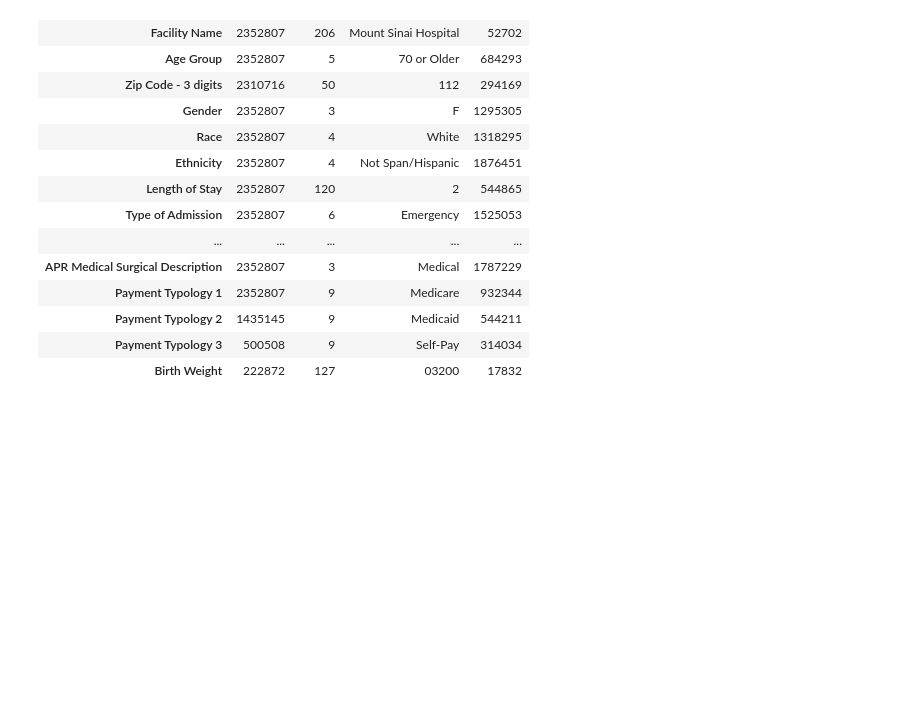
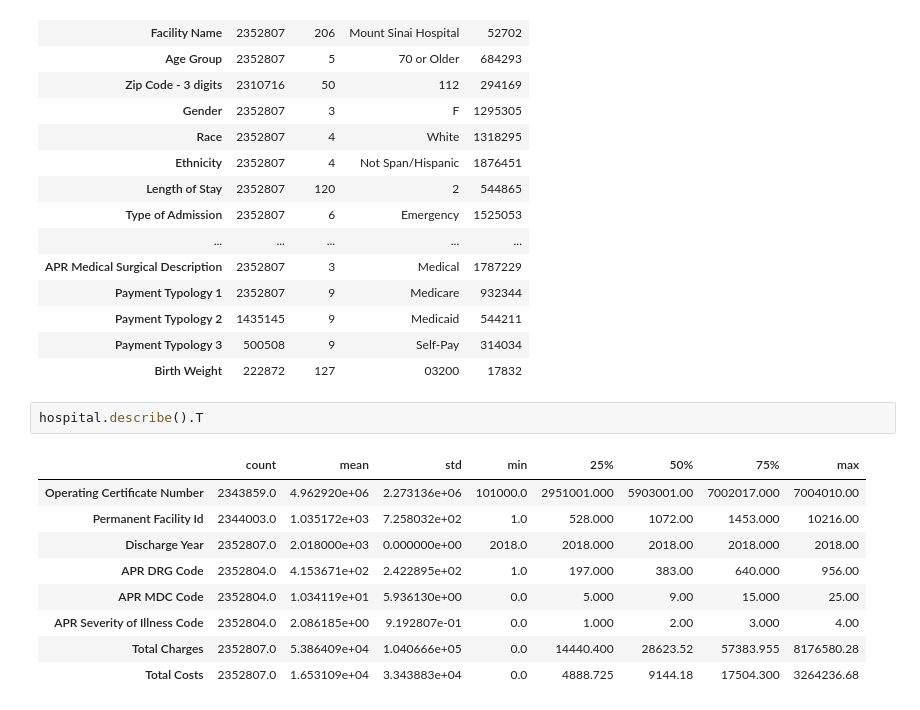
Before and after one commit to Ramisa-Hassan/Hospital-Performance-Analysis, a Jupyter notebook: Project Code.ipynb, the cells around one changed output. Saved outputs shown, nothing was run; the diff lists cells and outputs as text; blank space fills up the shorter version.

```diff
--- a/Project Code.ipynb
+++ b/Project Code.ipynb
@@ -65,3 +65,15 @@ hospital.describe(include='object').T
 | Payment Typology 2 | 1435145 | 9 | Medicaid | 544211 |
 | Payment Typology 3 | 500508 | 9 | Self-Pay | 314034 |
 | Birth Weight | 222872 | 127 | 03200 | 17832 |
+# %%
+hospital.describe().T
+# %% [output]
+|  | count | mean | std | min | 25% | 50% | 75% | max |
+| Operating Certificate Number | 2343859.0 | 4.962920e+06 | 2.273136e+06 | 101000.0 | 2951001.000 | 5903001.00 | 7002017.000 | 7004010.00 |
+| Permanent Facility Id | 2344003.0 | 1.035172e+03 | 7.258032e+02 | 1.0 | 528.000 | 1072.00 | 1453.000 | 10216.00 |
+| Discharge Year | 2352807.0 | 2.018000e+03 | 0.000000e+00 | 2018.0 | 2018.000 | 2018.00 | 2018.000 | 2018.00 |
+| APR DRG Code | 2352804.0 | 4.153671e+02 | 2.422895e+02 | 1.0 | 197.000 | 383.00 | 640.000 | 956.00 |
+| APR MDC Code | 2352804.0 | 1.034119e+01 | 5.936130e+00 | 0.0 | 5.000 | 9.00 | 15.000 | 25.00 |
+| APR Severity of Illness Code | 2352804.0 | 2.086185e+00 | 9.192807e-01 | 0.0 | 1.000 | 2.00 | 3.000 | 4.00 |
+| Total Charges | 2352807.0 | 5.386409e+04 | 1.040666e+05 | 0.0 | 14440.400 | 28623.52 | 57383.955 | 8176580.28 |
+| Total Costs | 2352807.0 | 1.653109e+04 | 3.343883e+04 | 0.0 | 4888.725 | 9144.18 | 17504.300 | 3264236.68 |
```
Also changed, not shown: parts of 9 cells of this notebook.
